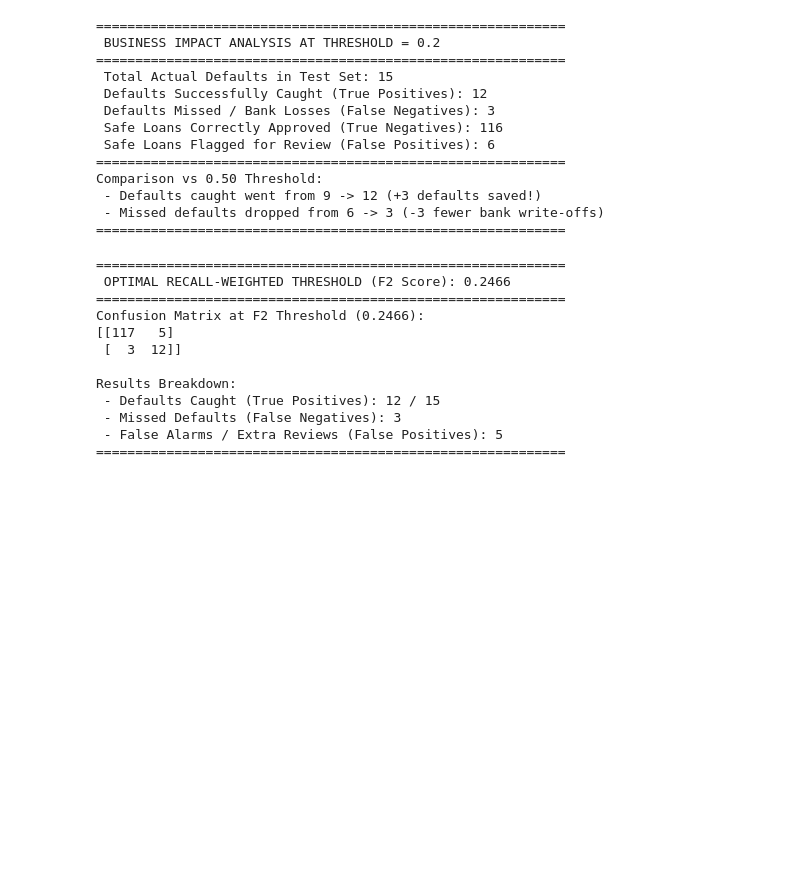
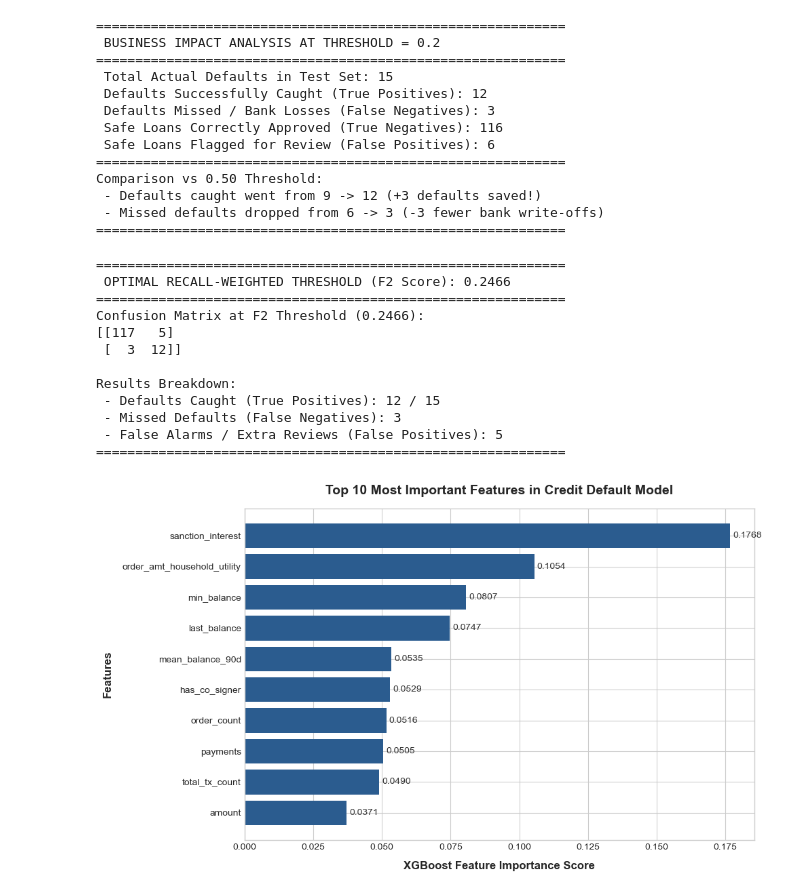
Before and after one commit to omdaelsfa7/CAE-Intern, a Jupyter notebook: project/model/comparingBothModels.ipynb, the cells around one changed output. Cells and saved outputs as stored; diff of their text form; code cells hidden in the pictures; blank space fills up the shorter version.

Commit message:
0.96train

```diff
--- a/project/model/comparingBothModels.ipynb
+++ b/project/model/comparingBothModels.ipynb
@@ -229,3 +229,63 @@ Results Breakdown:
  - Missed Defaults (False Negatives): 3
  - False Alarms / Extra Reviews (False Positives): 5
 ============================================================
+# %%
+import os
+import joblib
+import pandas as pd
+import matplotlib.pyplot as plt
+import seaborn as seaborn_plt
+
+# Define paths
+data_dir = '../'
+model_path = os.path.join(data_dir, 'model/credit_default_xgboost_model.pkl') # Update filename if yours differs
+matrix_path = os.path.join(data_dir, 'modelData/master_modeling_matrix.csv')
+
+# Load the saved artifact dictionary and extract the model
+saved_bundle = joblib.load(model_path)
+model = saved_bundle.get('model') or saved_bundle.get('classifier') or saved_bundle.get('xgb_model')
+
+# Extract feature names directly from the trained model object or dataset
+if hasattr(model, 'feature_names_in_'):
+    feature_names = model.feature_names_in_
+else:
+    master_df = pd.read_csv(matrix_path, index_col='loan_id')
+    feature_names = master_df.drop(columns=['target']).columns
+
+# Create a DataFrame of feature importances and get the top 10
+importance_df = pd.DataFrame({
+    'Feature': feature_names,
+    'Importance': model.feature_importances_
+}).sort_values(by='Importance', ascending=True)  # Ascending so top 10 appears at the top when plotted
+
+top_10 = importance_df.tail(10)  # Last 10 since sorted ascending
+
+# Set up the visualization style
+plt.figure(figsize=(10, 6))
+plt.style.use('seaborn-v0_8-whitegrid' if 'seaborn-v0_8-whitegrid' in plt.style.available else 'default')
+
+# Create horizontal bar chart
+bars = plt.barh(top_10['Feature'], top_10['Importance'], color='#2b5c8f', edgecolor='none')
+
+# Add labels and title
+plt.xlabel('XGBoost Feature Importance Score', fontsize=12, fontweight='bold', labelpad=10)
+plt.ylabel('Features', fontsize=12, fontweight='bold', labelpad=10)
+plt.title('Top 10 Most Important Features in Credit Default Model', fontsize=14, fontweight='bold', pad=15)
+
+# Add value labels on the bars for clarity
+for bar in bars:
+    width = bar.get_width()
+    plt.text(width + 0.001, bar.get_y() + bar.get_height()/2, f'{width:.4f}',
+             va='center', ha='left', fontsize=10, color='#333333')
+
+plt.tight_layout()
+
+# Save the figure as an image file
+# output_graph_path = os.path.join(data_dir, 'top_10_feature_importances.png')
+# plt.savefig(output_graph_path, dpi=300)
+# print(f"Graph successfully saved to: {output_graph_path}")
+
+# Display the plot window
+plt.show()
+# %% [output]
+[figure, added]
```
Also changed, not shown: parts of 1 cell of this notebook, 2 other files.
